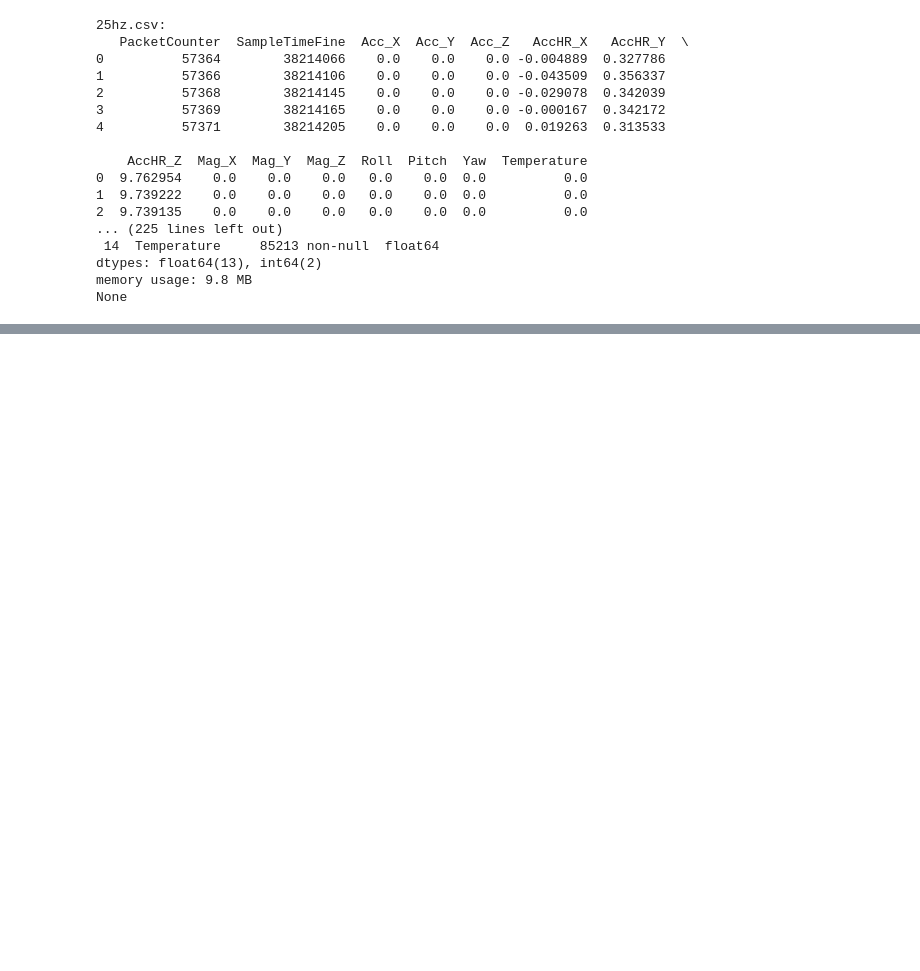
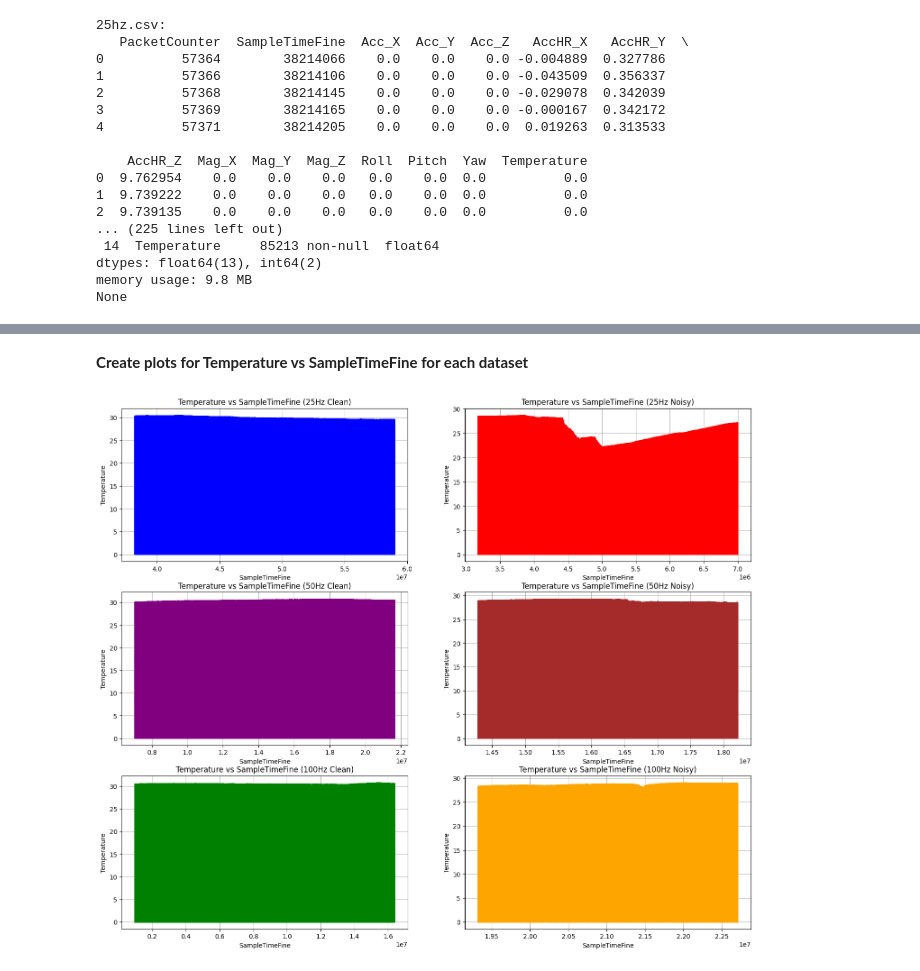
Before and after one commit to Samplergithub769/mtu-xsens-imu-Sensor, a Jupyter notebook: mtu_xsens_imu_Sensor.ipynb, the cells around one changed output, grey strips where cells are left out. Cells and saved outputs as stored; diff of their text form; code cells hidden in the pictures; blank space fills up the shorter version.

```diff
--- a/mtu_xsens_imu_Sensor.ipynb
+++ b/mtu_xsens_imu_Sensor.ipynb
@@ -62,0 +142,55 @@ None
+# %% [markdown]
+**Create plots for Temperature vs SampleTimeFine for each dataset**
+# %%
+plt.figure(figsize=(18, 15))
+
+# Plot for 25hz.csv
+plt.subplot(3, 2, 1)
+plt.plot(df_25hz['SampleTimeFine'], df_25hz['Temperature'], color='blue')
+plt.title('Temperature vs SampleTimeFine (25Hz Clean)')
+plt.xlabel('SampleTimeFine')
+plt.ylabel('Temperature')
+plt.grid(True)
+
+# Plot for Noise_25HZ.csv
+plt.subplot(3, 2, 2)
+plt.plot(df_noise_25hz['SampleTimeFine'], df_noise_25hz['Temperature'], color='red')
+plt.title('Temperature vs SampleTimeFine (25Hz Noisy)')
+plt.xlabel('SampleTimeFine')
+plt.ylabel('Temperature')
+plt.grid(True)
+
+# Plot for 50hz.csv
+plt.subplot(3, 2, 3)
+plt.plot(df_50hz['SampleTimeFine'], df_50hz['Temperature'], color='purple')
+plt.title('Temperature vs SampleTimeFine (50Hz Clean)')
+plt.xlabel('SampleTimeFine')
+plt.ylabel('Temperature')
+plt.grid(True)
+
+# Plot for Noise_50hz.csv
+plt.subplot(3, 2, 4)
+plt.plot(df_noise_50hz['SampleTimeFine'], df_noise_50hz['Temperature'], color='brown')
+plt.title('Temperature vs SampleTimeFine (50Hz Noisy)')
+plt.xlabel('SampleTimeFine')
+plt.ylabel('Temperature')
+plt.grid(True)
+
+
+# Plot for 100hz.csv
+plt.subplot(3, 2, 5)
+plt.plot(df_100hz['SampleTimeFine'], df_100hz['Temperature'], color='green')
+plt.title('Temperature vs SampleTimeFine (100Hz Clean)')
+plt.xlabel('SampleTimeFine')
+plt.ylabel('Temperature')
+plt.grid(True)
+
+# Plot for Noise_100hz.csv
+plt.subplot(3, 2, 6)
+plt.plot(df_noise_100hz['SampleTimeFine'], df_noise_100hz['Temperature'], color='orange')
+plt.title('Temperature vs SampleTimeFine (100Hz Noisy)')
+plt.xlabel('SampleTimeFine')
+plt.ylabel('Temperature')
+plt.grid(True)
+# %% [output]
+[figure, added]
```
Also changed, not shown: parts of 6 cells of this notebook.
